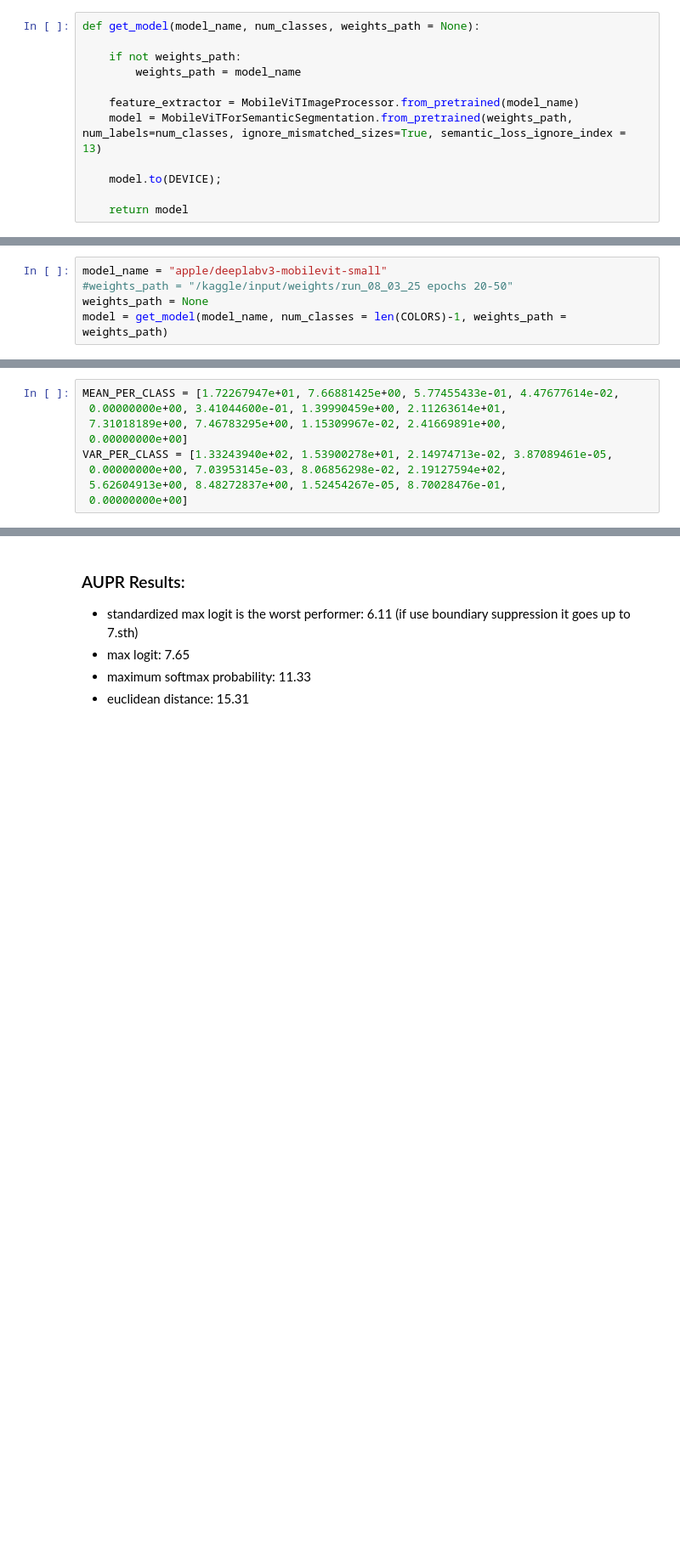
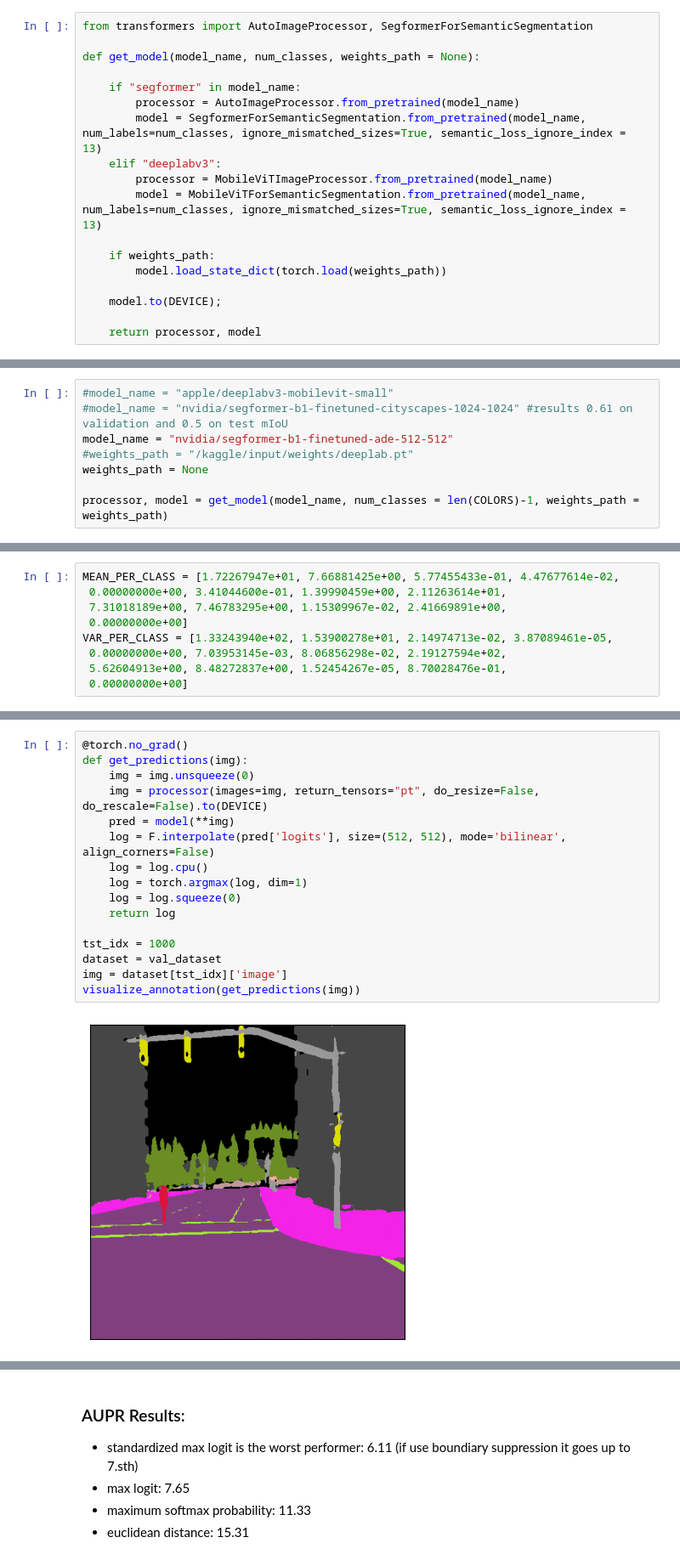
Before and after one commit to christiandibuo/ML4CV---Assignment, a Jupyter notebook: ml4cv_main.ipynb, the cells around one changed output, grey strips where cells are left out. Shown at 85% size. Saved outputs shown, nothing was run; the diff lists cells and outputs as text; blank space fills up the shorter version.

Commit message:
fine tuning nvidia/segformer_b1

```diff
--- a/ml4cv_main.ipynb
+++ b/ml4cv_main.ipynb
@@ -169,17 +175,23 @@ def as_numpy(obj):
     else:
         return np.array(obj)
 # %%
+from transformers import AutoImageProcessor, SegformerForSemanticSegmentation
+
 def get_model(model_name, num_classes, weights_path = None):
 
-    if not weights_path:
-        weights_path = model_name
+    if "segformer" in model_name:
+        processor = AutoImageProcessor.from_pretrained(model_name)
+        model = SegformerForSemanticSegmentation.from_pretrained(model_name, num_labels=num_classes, ignore_mismatched_sizes=True, semantic_loss_ignore_index = 13)
+    elif "deeplabv3":
+        processor = MobileViTImageProcessor.from_pretrained(model_name)
+        model = MobileViTForSemanticSegmentation.from_pretrained(model_name, num_labels=num_classes, ignore_mismatched_sizes=True, semantic_loss_ignore_index = 13)
 
-    feature_extractor = MobileViTImageProcessor.from_pretrained(model_name)
-    model = MobileViTForSemanticSegmentation.from_pretrained(weights_path, num_labels=num_classes, ignore_mismatched_sizes=True, semantic_loss_ignore_index = 13)
+    if weights_path:
+        model.load_state_dict(torch.load(weights_path))
 
     model.to(DEVICE);
 
-    return model
+    return processor, model
 # %%
 class MeanIoU:
     """
@@ -651,7 +672,10 @@ def euclidean_distance_sum(logits):
 
 only specify the weights path if you do not want to train the model
 # %%
-model_name = "apple/deeplabv3-mobilevit-small"
-#weights_path = "/kaggle/input/weights/run_08_03_25 epochs 20-50"
+#model_name = "apple/deeplabv3-mobilevit-small"
+#model_name = "nvidia/segformer-b1-finetuned-cityscapes-1024-1024" #results 0.61 on validation and 0.5 on test mIoU
+model_name = "nvidia/segformer-b1-finetuned-ade-512-512"
+#weights_path = "/kaggle/input/weights/deeplab.pt"
 weights_path = None
-model = get_model(model_name, num_classes = len(COLORS)-1, weights_path = weights_path)
+
+processor, model = get_model(model_name, num_classes = len(COLORS)-1, weights_path = weights_path)
@@ -697,0 +780,18 @@ result = trainer.predict(test_dl)
+# %%
+@torch.no_grad()
+def get_predictions(img):
+    img = img.unsqueeze(0)
+    img = processor(images=img, return_tensors="pt", do_resize=False, do_rescale=False).to(DEVICE)
+    pred = model(**img)
+    log = F.interpolate(pred['logits'], size=(512, 512), mode='bilinear', align_corners=False)
+    log = log.cpu()
+    log = torch.argmax(log, dim=1)
+    log = log.squeeze(0)
+    return log
+
+tst_idx = 1000
+dataset = val_dataset
+img = dataset[tst_idx]['image']
+visualize_annotation(get_predictions(img))
+# %% [output]
+[figure, added]
```
Also changed, not shown: parts of 17 cells of this notebook.
